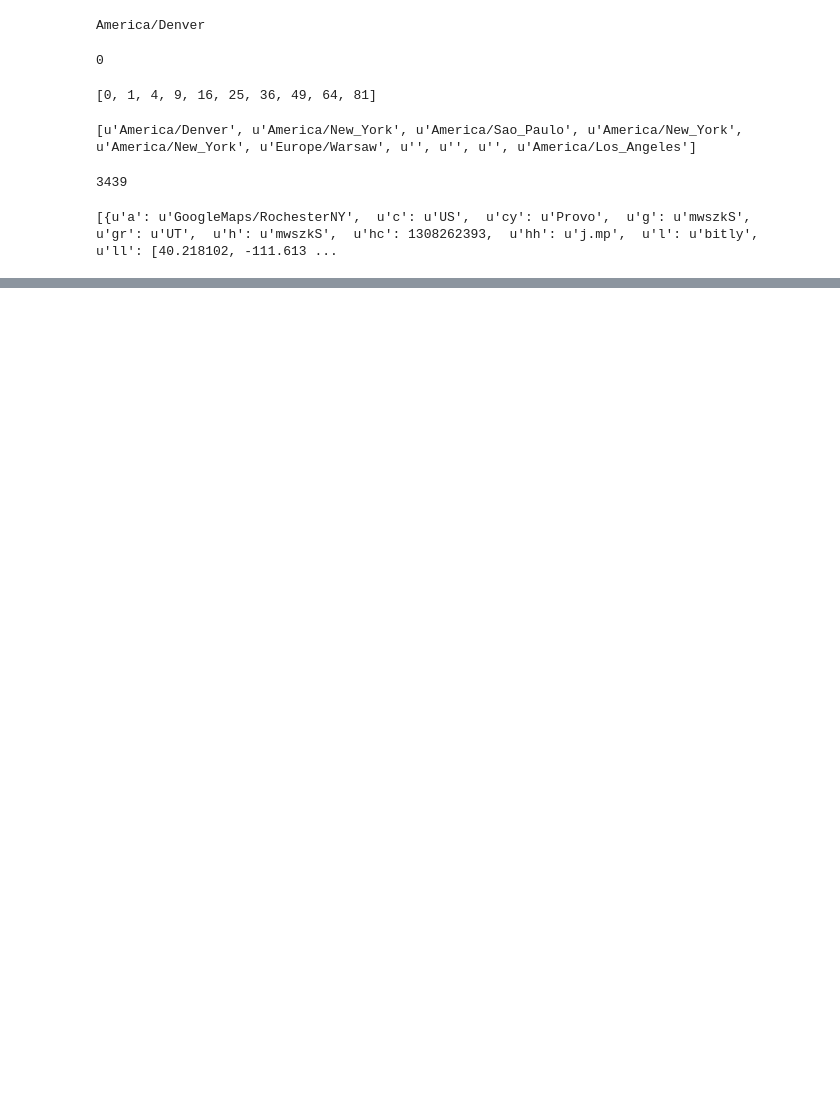
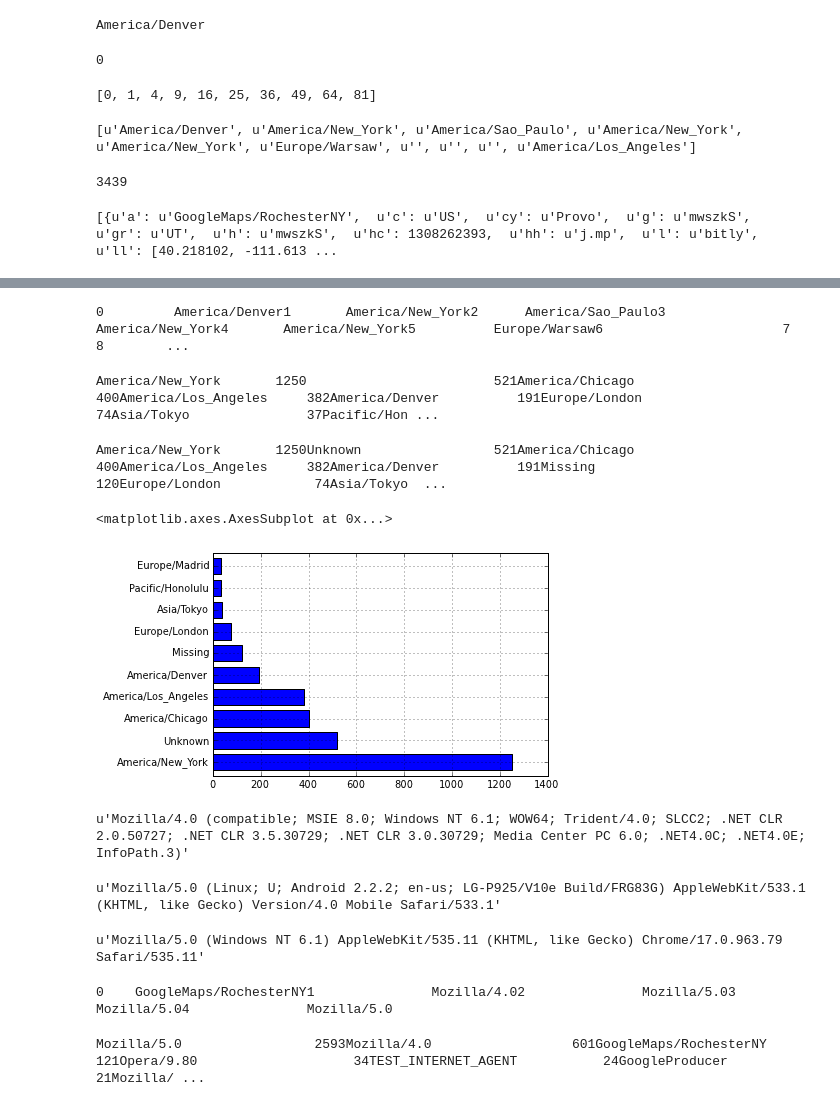
Before and after one commit to infoplat/pydata-notebook, a Jupyter notebook: ch02.ipynb, the cells around one changed output, grey strips where cells are left out. Cells and saved outputs as stored; diff of their text form; code cells hidden in the pictures; blank space fills up the shorter version.

```diff
--- a/ch02.ipynb
+++ b/ch02.ipynb
@@ -72,0 +105,39 @@ records[:2]
+# %%
+frame['tz'][:10]
+# %% [output]
+0         America/Denver1       America/New_York2      America/Sao_Paulo3       America/New_York4       America/New_York5          Europe/Warsaw6                       7                       8        ...
+# %%
+tz_counts = frame['tz'].value_counts()
+# %%
+tz_counts[:10]
+# %% [output]
+America/New_York       1250                        521America/Chicago         400America/Los_Angeles     382America/Denver          191Europe/London            74Asia/Tokyo               37Pacific/Hon ...
+# %%
+clean_tz = frame['tz'].fillna('Missing')clean_tz[clean_tz == ''] = 'Unknown'tz_counts = clean_tz.value_counts()tz_counts[:10]
+# %% [output]
+America/New_York       1250Unknown                 521America/Chicago         400America/Los_Angeles     382America/Denver          191Missing                 120Europe/London            74Asia/Tokyo  ...
+# %%
+tz_counts[:10].plot(kind='barh', rot=0)
+# %% [output]
+<matplotlib.axes.AxesSubplot at 0x...>
+[figure, added]
+# %%
+frame['a'][1]
+# %% [output]
+u'Mozilla/4.0 (compatible; MSIE 8.0; Windows NT 6.1; WOW64; Trident/4.0; SLCC2; .NET CLR 2.0.50727; .NET CLR 3.5.30729; .NET CLR 3.0.30729; Media Center PC 6.0; .NET4.0C; .NET4.0E; InfoPath.3)'
+# %%
+frame['a'][50]
+# %% [output]
+u'Mozilla/5.0 (Linux; U; Android 2.2.2; en-us; LG-P925/V10e Build/FRG83G) AppleWebKit/533.1 (KHTML, like Gecko) Version/4.0 Mobile Safari/533.1'
+# %%
+frame['a'][51]
+# %% [output]
+u'Mozilla/5.0 (Windows NT 6.1) AppleWebKit/535.11 (KHTML, like Gecko) Chrome/17.0.963.79 Safari/535.11'
+# %%
+results = Series([x.split()[0] for x in frame.a.dropna()])results[:5]
+# %% [output]
+0    GoogleMaps/RochesterNY1               Mozilla/4.02               Mozilla/5.03               Mozilla/5.04               Mozilla/5.0
+# %%
+results.value_counts()[:8]
+# %% [output]
+Mozilla/5.0                 2593Mozilla/4.0                  601GoogleMaps/RochesterNY       121Opera/9.80                    34TEST_INTERNET_AGENT           24GoogleProducer                21Mozilla/ ...
```
Also changed, not shown: parts of 13 cells of this notebook, 1 other file.
